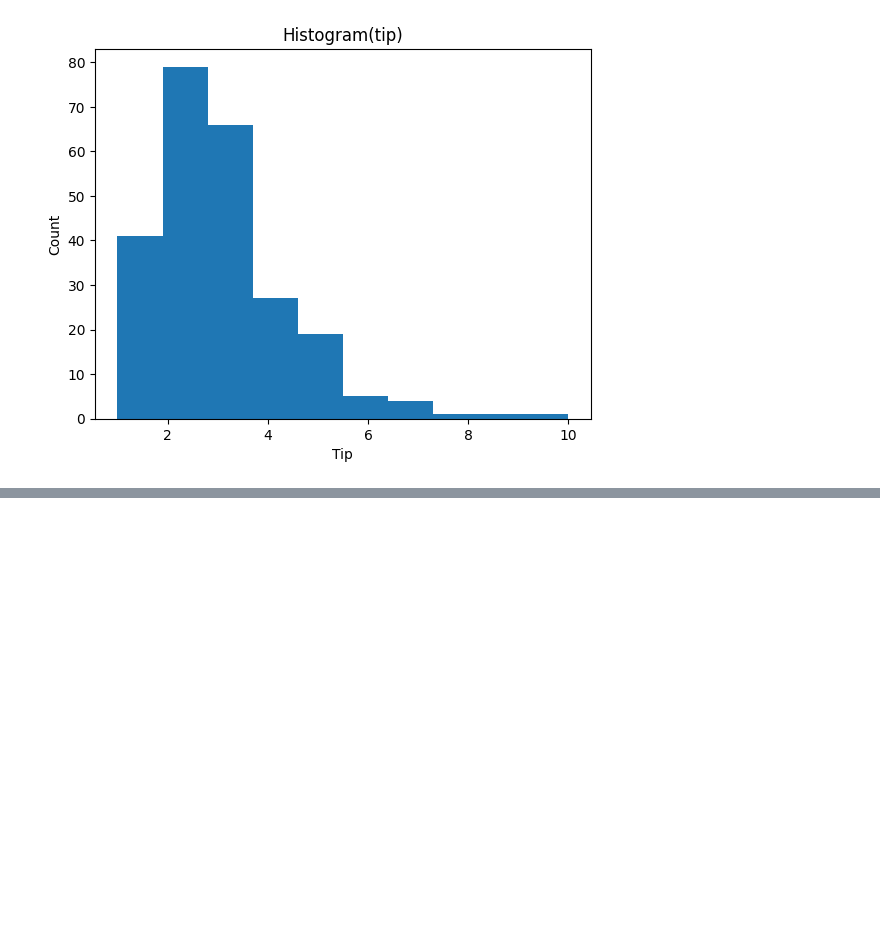
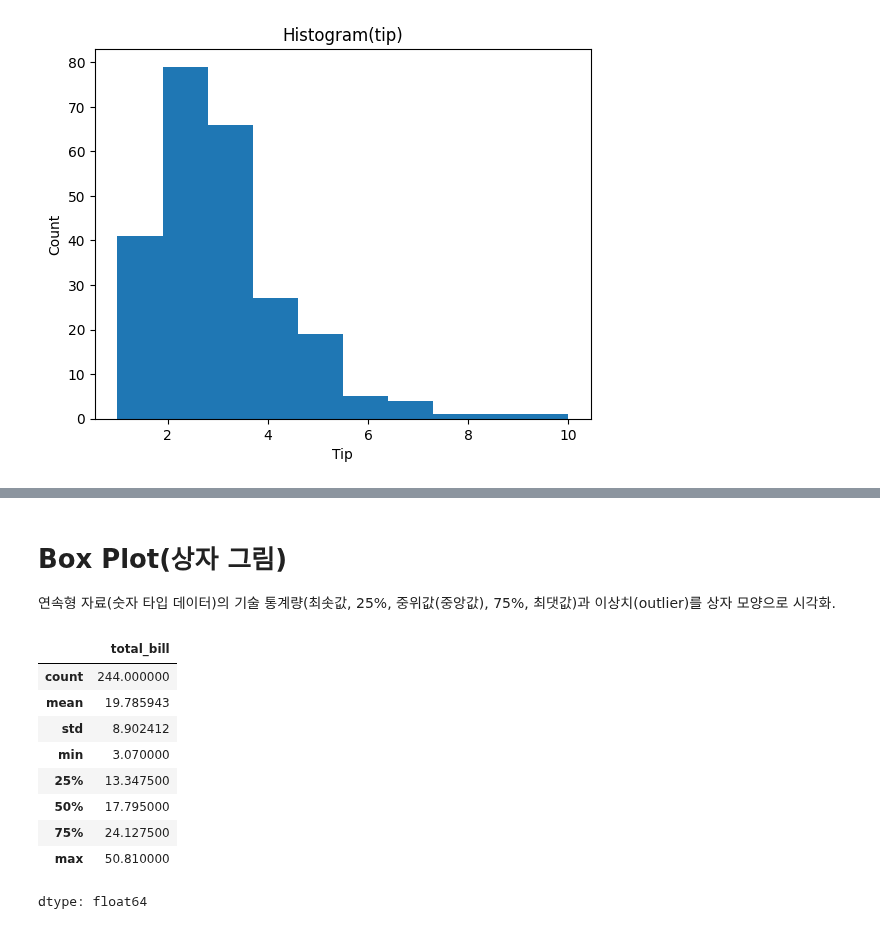
Before and after one commit to JakeOh/202505_BD50, a Jupyter notebook: lab_da/da04_matplotlib.ipynb, the cells around one changed output, grey strips where cells are left out. Drawn from its saved outputs; the diff is of its cells as text; code cells hidden in the pictures; blank space fills up the shorter version.

```diff
--- a/lab_da/da04_matplotlib.ipynb
+++ b/lab_da/da04_matplotlib.ipynb
@@ -77,0 +101,17 @@ plt.show()
+# %% [markdown]
+# Box Plot(상자 그림)
+
+연속형 자료(숫자 타입 데이터)의 기술 통계량(최솟값, 25%, 중위값(중앙값), 75%, 최댓값)과 이상치(outlier)를 상자 모양으로 시각화.
+# %%
+tips.total_bill.describe()
+# %% [output]
+|  | total_bill |
+| count | 244.000000 |
+| mean | 19.785943 |
+| std | 8.902412 |
+| min | 3.070000 |
+| 25% | 13.347500 |
+| 50% | 17.795000 |
+| 75% | 24.127500 |
+| max | 50.810000 |
+dtype: float64
```
Also changed, not shown: parts of 6 cells of this notebook.
